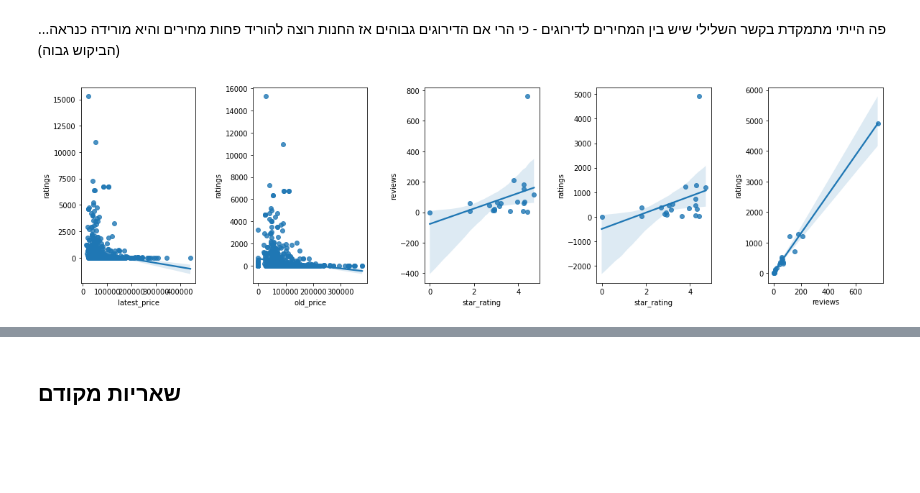
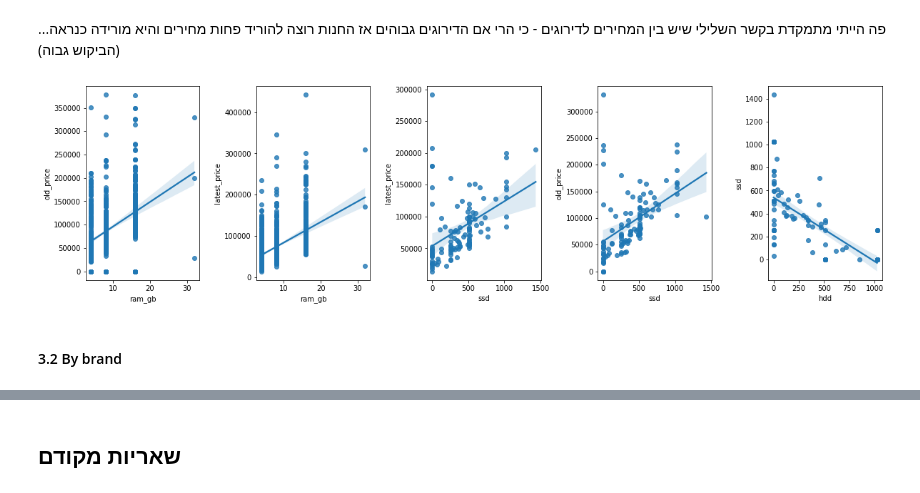
Before and after one commit to NoaBarNov/Data-Science-Project, a Jupyter notebook: newfinalproject.ipynb, the cells around one changed output, grey strips where cells are left out. Drawn from its saved outputs; the diff is of its cells as text; code cells hidden in the pictures; blank space fills up the shorter version.

```diff
--- a/newfinalproject.ipynb
+++ b/newfinalproject.ipynb
@@ -227,0 +268,2 @@ memory usage: 161.1+ KB
+# %%
+data['Touchscreen'] = data['Touchscreen'].replace({'Yes':1,'No':0})
@@ -227,0 +276,2 @@ memory usage: 161.1+ KB
+# %%
+data['msoffice'] = data['msoffice'].replace({'Yes':1,'No':0})
@@ -227,0 +288,2 @@ memory usage: 161.1+ KB
+# %%
+data['weight'] = data['weight'].replace({'ThinNlight':1,'Casual':2,'Gaming':3})
@@ -252,5 +330,5 @@ ratings              int64
 reviews              int64
 dtype: object
 # %%
-numeric_features = ['warranty','latest_price','old_price','discount','star_rating','ratings','reviews']
+numeric_features = ['processor_gnrtn','ram_gb','ssd','hdd','os_bit','weight','display_size','Touchscreen','msoffice','warranty','latest_price','old_price','discount','star_rating','ratings','reviews']
 # %% [markdown]
@@ -416,16 +514,18 @@ sns.heatmap(corrs, cmap='coolwarm', center=0, annot = True);
 פה הייתי מתמקדת בקשר השלילי שיש בין המחירים לדירוגים - כי הרי אם הדירוגים גבוהים אז החנות רוצה להוריד פחות מחירים והיא מורידה כנראה... (הביקוש גבוה)
 # %%
 fig, ax = plt.subplots(1,5,figsize=(20, 5))
-sns.regplot(x='latest_price', y='ratings', data=data, ax=ax[0])
-sns.regplot(x='old_price', y='ratings', data=data, ax = ax[1])
-sns.regplot(x='star_rating', y='reviews', data=data_groupby_model, ax = ax[2])
-sns.regplot(x='star_rating', y='ratings', data=data_groupby_model, ax = ax[3])
-sns.regplot(x='reviews', y='ratings', data=data_groupby_model, ax = ax[4])
+sns.regplot(x='ram_gb', y='old_price', data=data, ax=ax[0]) # 0.46
+sns.regplot(x='ram_gb', y='latest_price', data=data, ax = ax[1]) #0.49
+sns.regplot(x='ssd', y='latest_price', data=data_groupby_model, ax = ax[2]) #0.47
+sns.regplot(x='ssd', y='old_price', data=data_groupby_model, ax = ax[3]) #0.54
+sns.regplot(x='hdd', y='ssd', data=data_groupby_model, ax = ax[4]) #-0.59
 plt.subplots_adjust(wspace = 0.5)
 #לבדוק כאן איזה קובץ דאטה לשים - המקורי או הגרופבי?
 #הערכים משתנים אם משנים בין הגרפים
 # %% [output]
-[figure, old version]
+[figure, new version]
+# %% [markdown]
+#### 3.2 By brand
 # %%
 data_groupby_brand = data.groupby('brand')[numeric_features].mean()
 data_groupby_brand
```
Also changed, not shown: parts of 91 cells of this notebook.
